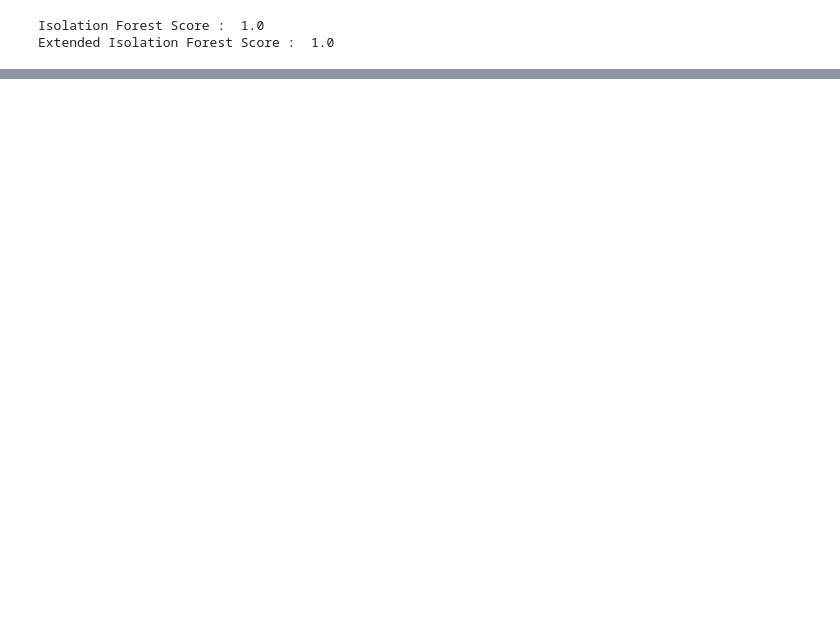
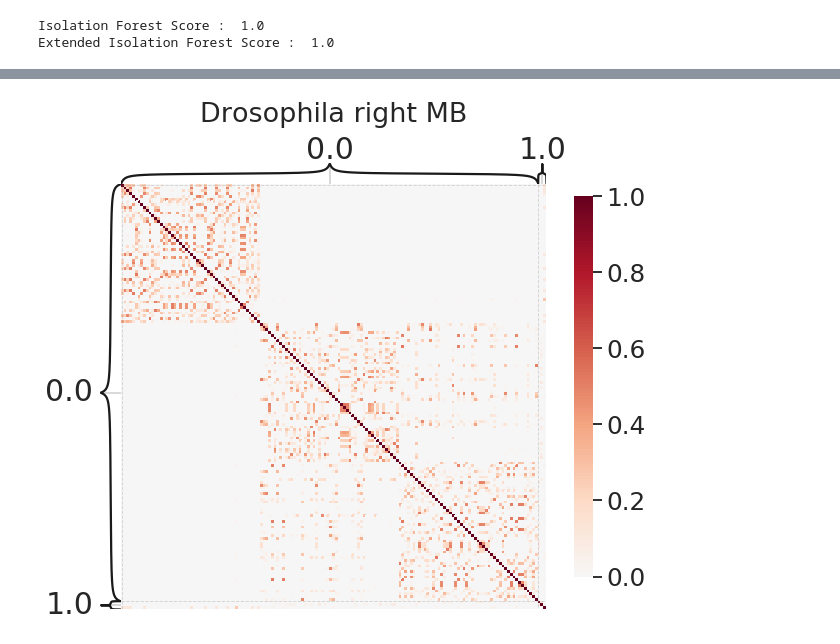
Before and after one commit to NeuroDataDesign/team-forbidden-forest, a Jupyter notebook: Mai_Rajborirug/NDD_10_21_2019_EFinIRIS.ipynb, the cells around one changed output, grey strips where cells are left out. Drawn from its saved outputs; the diff is of its cells as text; code cells hidden in the pictures; blank space fills up the shorter version.

```diff
--- a/Mai_Rajborirug/NDD_10_21_2019_EFinIRIS.ipynb
+++ b/Mai_Rajborirug/NDD_10_21_2019_EFinIRIS.ipynb
@@ -264,0 +274,14 @@ plt.imshow(sim_mat)
+# %%
+from graspy.plot import heatmap
+from graspy.utils import binarize, symmetrize
+%matplotlib inline
+
+clf.fit(with_outlierDf.values)
+sim_mat = clf.transform()
+heatmap(sim_mat,
+        inner_hier_labels=with_labelDf.label.values,
+        title='Drosophila right MB',
+        font_scale=1.5,
+        sort_nodes=False);
+# %% [output]
+[figure, added]
```
Also changed, not shown: parts of 8 cells of this notebook.
